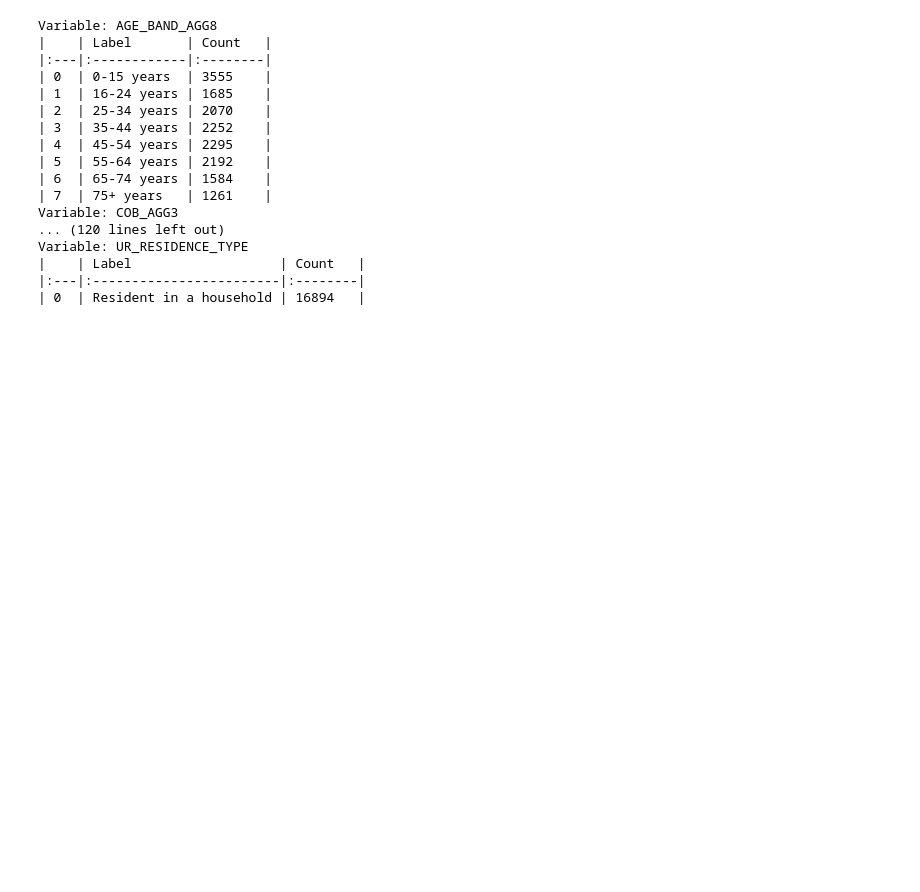
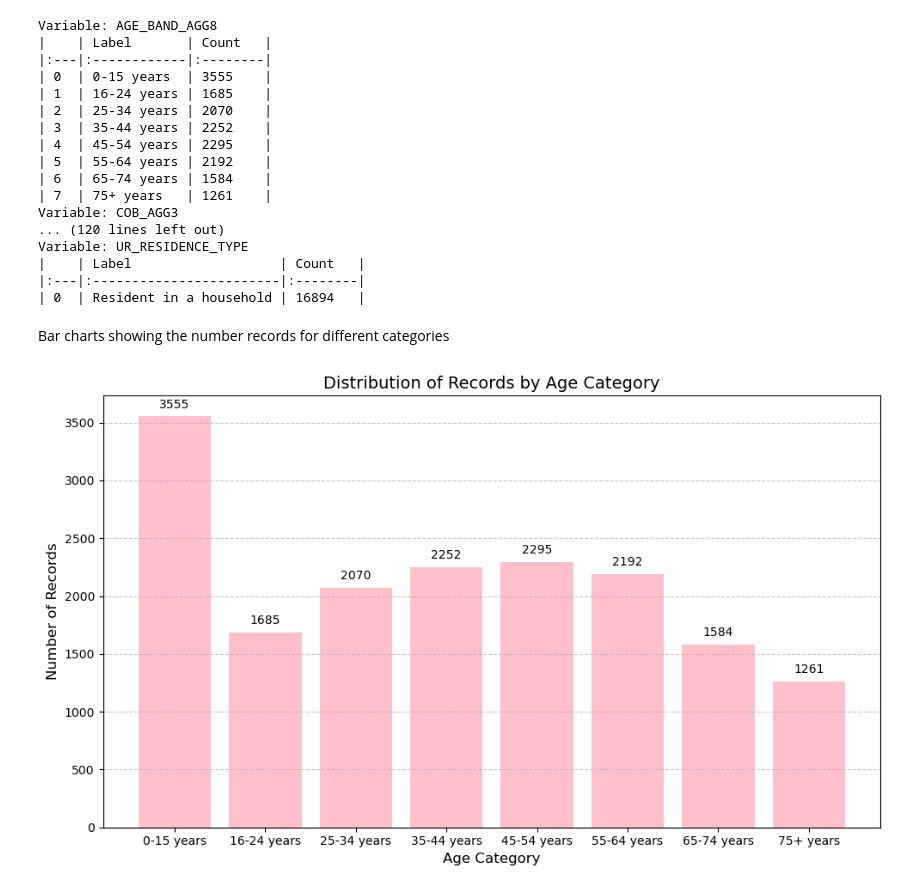
Before and after one commit to mia12reynolds/CS5002-P3, a Jupyter notebook: notebooks/data-analysis-visualisation.ipynb, the cells around one changed output. Drawn from its saved outputs; the diff is of its cells as text; code cells hidden in the pictures; blank space fills up the shorter version.

Commit message:
Created the bar charts showing the number of records for different categories

```diff
--- a/notebooks/data-analysis-visualisation.ipynb
+++ b/notebooks/data-analysis-visualisation.ipynb
@@ -154,3 +154,33 @@ Variable: UR_RESIDENCE_TYPE
 |    | Label                   | Count   |
 |:---|:------------------------|:--------|
 | 0  | Resident in a household | 16894   |
+# %% [markdown]
+Bar charts showing the number records for different categories
+# %%
+# Age category
+AGE_COL = 'AGE_BAND_AGG8'
+
+# use the functions to retrieve the mapping and get the labelled data
+age_mapping = rd.mapping_from_dict(AGE_COL, data_dict)
+age_labels, age_counts = rd.get_labels_and_counts(df_refined, AGE_COL, age_mapping)
+
+# set up plot
+plt.figure(figsize=(10, 6))
+bars = plt.bar(age_labels, age_counts, color='pink')
+
+plt.title('Distribution of Records by Age Category', fontsize=14)
+plt.xlabel('Age Category', fontsize=12)
+plt.ylabel('Number of Records', fontsize=12)
+
+# For better readability
+plt.grid(axis='y', linestyle='--', alpha=0.7)
+plt.tight_layout() # prevent label cutoff
+
+# Add data labels on top of the bars
+for bar in bars:
+    yval = bar.get_height()
+    plt.text(bar.get_x() + bar.get_width()/2, yval + 50, yval, ha='center', va='bottom', fontsize=10)
+
+plt.show()
+# %% [output]
+[figure, added]
```
Also changed, not shown: parts of 2 cells of this notebook.
